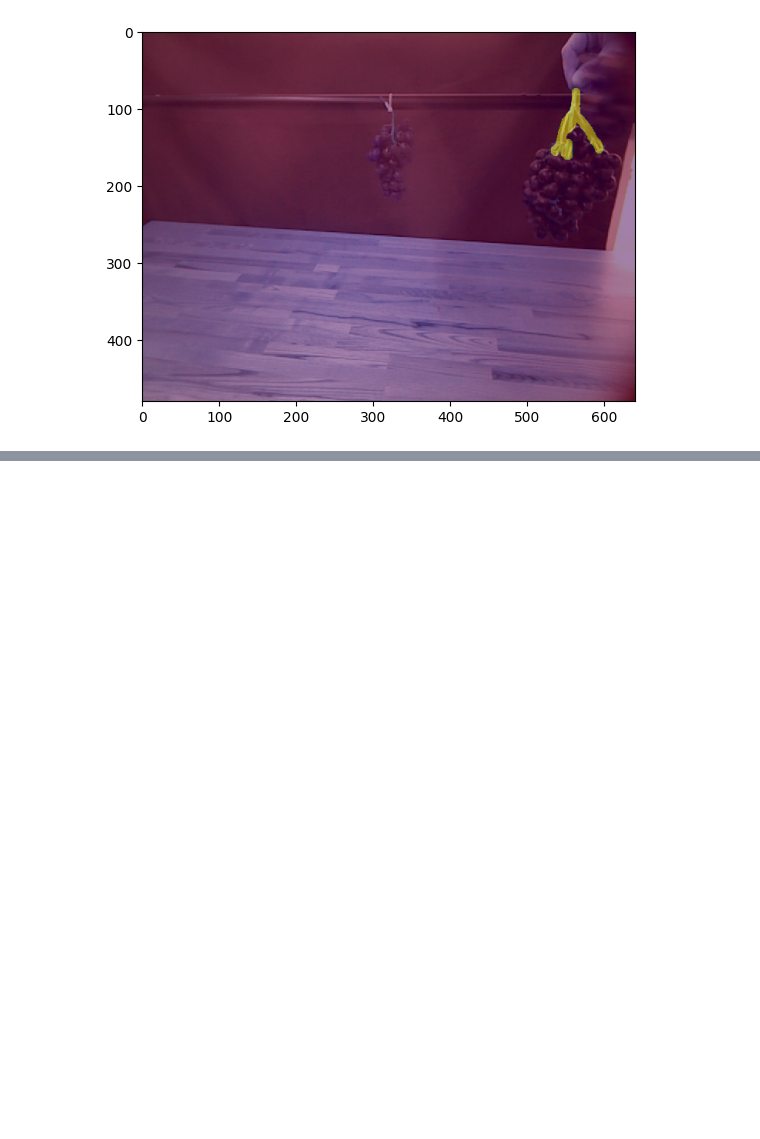
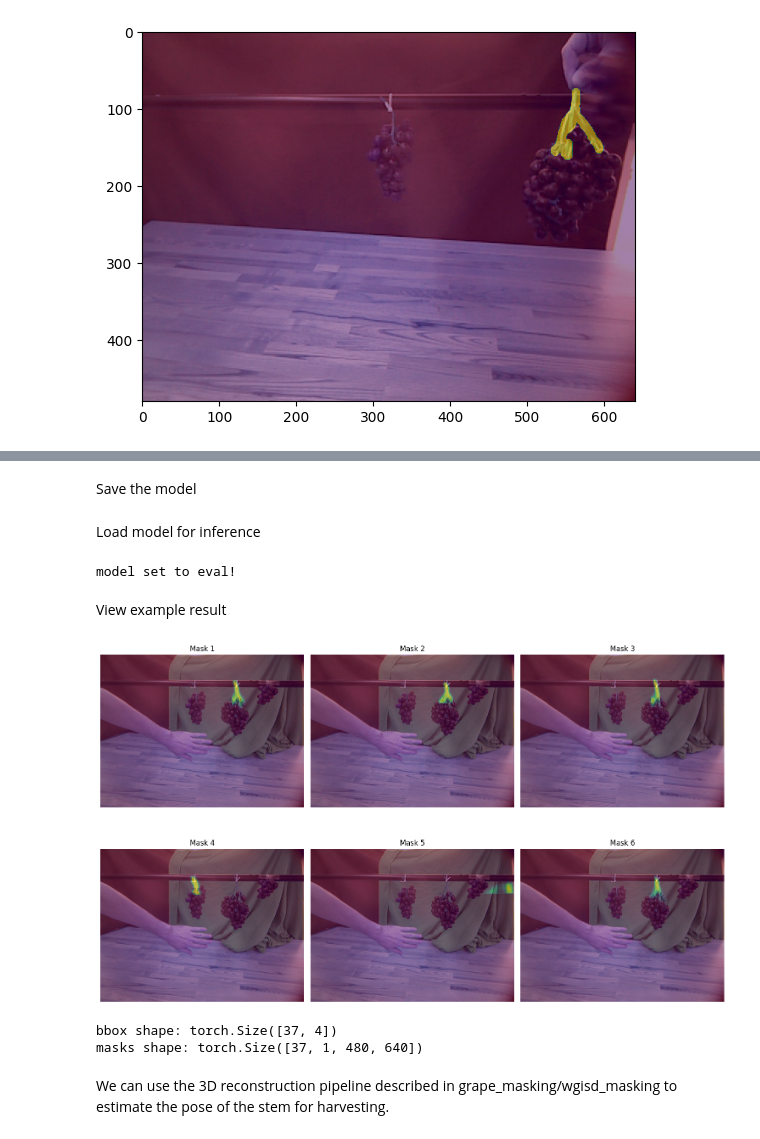
Before and after one commit to adi-balaji/grape_rob, a Jupyter notebook: stem_detection/stem_detection.ipynb, the cells around one changed output, grey strips where cells are left out. Cells and saved outputs as stored; diff of their text form; code cells hidden in the pictures; blank space fills up the shorter version.

```diff
--- a/stem_detection/stem_detection.ipynb
+++ b/stem_detection/stem_detection.ipynb
@@ -318,0 +266,2 @@ Loaded 15 images and 15 anns.
+# %% [markdown]
+Save the model
@@ -318,0 +270,38 @@ Loaded 15 images and 15 anns.
+# %% [markdown]
+Load model for inference
+# %%
+grape_model = get_instance_segmentation_model(num_classes)
+grape_model.load_state_dict(torch.load('stem_mask1.4.pth'))
+grape_model.eval()
+
+print('model set to eval!')
+# %% [output]
+model set to eval!
+# %% [markdown]
+View example result
+# %%
+import torch
+from torchvision.transforms.functional import to_tensor
+from PIL import Image
+import matplotlib.pyplot as plt
+
+test = Image.open('/Users/adibalaji/Desktop/grape_juice/stem_detection/test_grapes_lab_green_hand.jpg')
+test_tensor = to_tensor(test).unsqueeze(0)
+
+with torch.no_grad():
+    prediction = grape_model(test_tensor)
+    prediction = prediction.pop()
+
+predicted_boxes = prediction['boxes']
+predicted_masks = prediction['masks']
+
+best_mask = display_sorted_masks(test, predicted_masks)
+
+print(f'bbox shape: {predicted_boxes.shape}')
+print(f'masks shape: {predicted_masks.shape}')
+# %% [output]
+[figure, added]
+bbox shape: torch.Size([37, 4])
+masks shape: torch.Size([37, 1, 480, 640])
+# %% [markdown]
+We can use the 3D reconstruction pipeline described in grape_masking/wgisd_masking to estimate the pose of the stem for harvesting.
```
Also changed, not shown: parts of 20 cells of this notebook, 1 other file.
